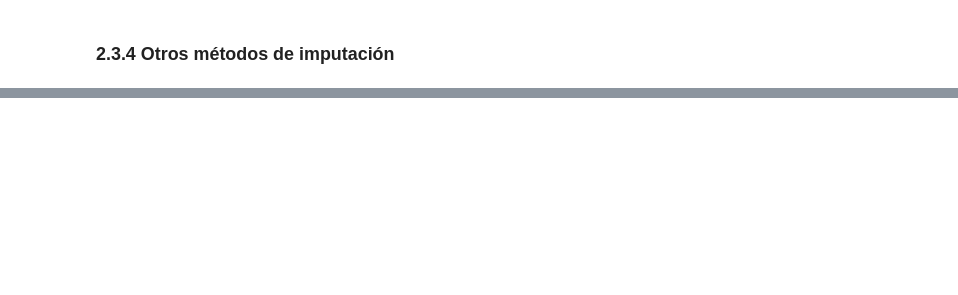
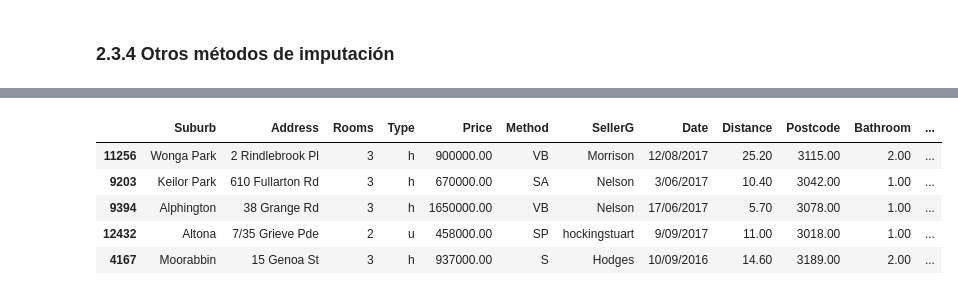
Before and after one commit to mgobbi289/DiploDatos, a Jupyter notebook: AnalisisyCuracion/03_DatosFaltantes.ipynb, the cells around one changed output, grey strips where cells are left out. Cells and saved outputs as stored; diff of their text form; code cells hidden in the pictures; blank space fills up the shorter version.

```diff
--- a/AnalisisyCuracion/03_DatosFaltantes.ipynb
+++ b/AnalisisyCuracion/03_DatosFaltantes.ipynb
@@ -1349,8 +1356,10 @@ Funciona eligiendo aleatoriamente el valor faltante de un conjunto de variables
 # %%
 from missingpy import MissForest
-import sklearn.neighbors._base
-sys.modules['sklearn.neighbors._base'] = sklearn.neighbors.base
+
+relevant_cols = ['BuildingArea', 'YearBuilt']
 
 X = melb_df.copy(deep=True)
+
 imputer = MissForest()
-X_imputed = imputer.fit_transform(X)
+
+X[relevant_cols] = imputer.fit_transform(X[relevant_cols])
@@ -1357,2 +1371,11 @@ X_imputed = imputer.fit_transform(X)
+# %%
+X.sample(5)
+# %% [output]
+|  | Suburb | Address | Rooms | Type | Price | Method | SellerG | Date | Distance | Postcode | Bathroom | ... |
+| 11256 | Wonga Park | 2 Rindlebrook Pl | 3 | h | 900000.00 | VB | Morrison | 12/08/2017 | 25.20 | 3115.00 | 2.00 | ... |
+| 9203 | Keilor Park | 610 Fullarton Rd | 3 | h | 670000.00 | SA | Nelson | 3/06/2017 | 10.40 | 3042.00 | 1.00 | ... |
+| 9394 | Alphington | 38 Grange Rd | 3 | h | 1650000.00 | VB | Nelson | 17/06/2017 | 5.70 | 3078.00 | 1.00 | ... |
+| 12432 | Altona | 7/35 Grieve Pde | 2 | u | 458000.00 | SP | hockingstuart | 9/09/2017 | 11.00 | 3018.00 | 1.00 | ... |
+| 4167 | Moorabbin | 15 Genoa St | 3 | h | 937000.00 | S | Hodges | 10/09/2016 | 14.60 | 3189.00 | 2.00 | ... |
 # %%
 import miceforest as mf
```
Also changed, not shown: parts of 20 cells of this notebook.
